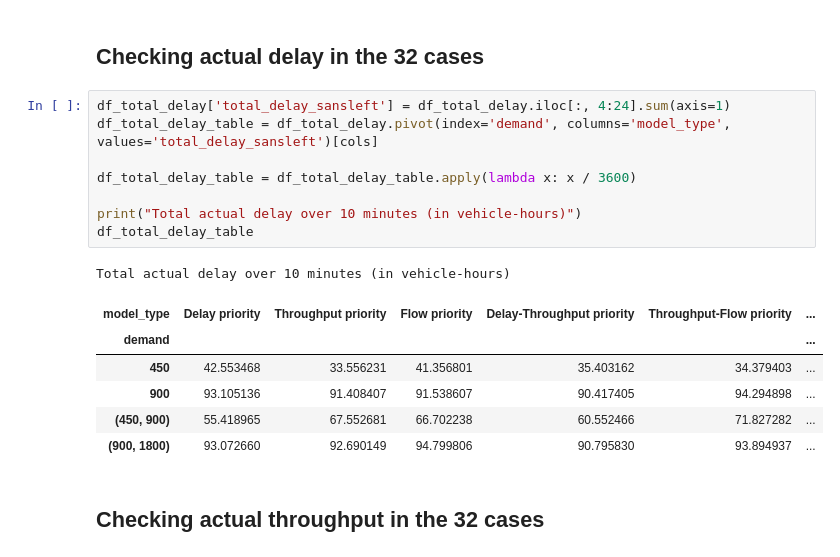
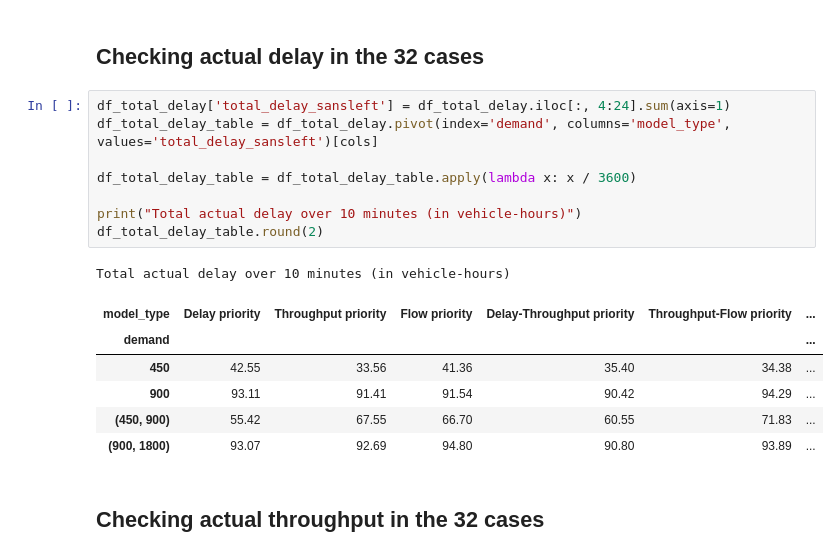
Before and after one commit to DEGABGED/ctm_data_processing, a Jupyter notebook: Analysis of Results.ipynb, the cells around one changed output. Cells and saved outputs as stored; diff of their text form.

Commit message:
Make greentime maps smaller, round decimals in results to 2 decimal points

```diff
--- a/Analysis of Results.ipynb
+++ b/Analysis of Results.ipynb
@@ -115,19 +115,19 @@ df_delay_comp.head()
 # %%
 df_total_delay['total_delay_sansleft'] = df_total_delay.iloc[:, 4:24].sum(axis=1)
 df_total_delay_table = df_total_delay.pivot(index='demand', columns='model_type', values='total_delay_sansleft')[cols]
 
 df_total_delay_table = df_total_delay_table.apply(lambda x: x / 3600)
 
 print("Total actual delay over 10 minutes (in vehicle-hours)")
-df_total_delay_table
+df_total_delay_table.round(2)
 # %% [output]
 Total actual delay over 10 minutes (in vehicle-hours)
 | model_type | Delay priority | Throughput priority | Flow priority | Delay-Throughput priority | Throughput-Flow priority | ... |
 | demand |  |  |  |  |  | ... |
-| 450 | 42.553468 | 33.556231 | 41.356801 | 35.403162 | 34.379403 | ... |
-| 900 | 93.105136 | 91.408407 | 91.538607 | 90.417405 | 94.294898 | ... |
-| (450, 900) | 55.418965 | 67.552681 | 66.702238 | 60.552466 | 71.827282 | ... |
-| (900, 1800) | 93.072660 | 92.690149 | 94.799806 | 90.795830 | 93.894937 | ... |
+| 450 | 42.55 | 33.56 | 41.36 | 35.40 | 34.38 | ... |
+| 900 | 93.11 | 91.41 | 91.54 | 90.42 | 94.29 | ... |
+| (450, 900) | 55.42 | 67.55 | 66.70 | 60.55 | 71.83 | ... |
+| (900, 1800) | 93.07 | 92.69 | 94.80 | 90.80 | 93.89 | ... |
 # %% [markdown]
 ## Checking actual throughput in the 32 cases
 # %%
```
Also changed, not shown: parts of 2 cells of this notebook.
